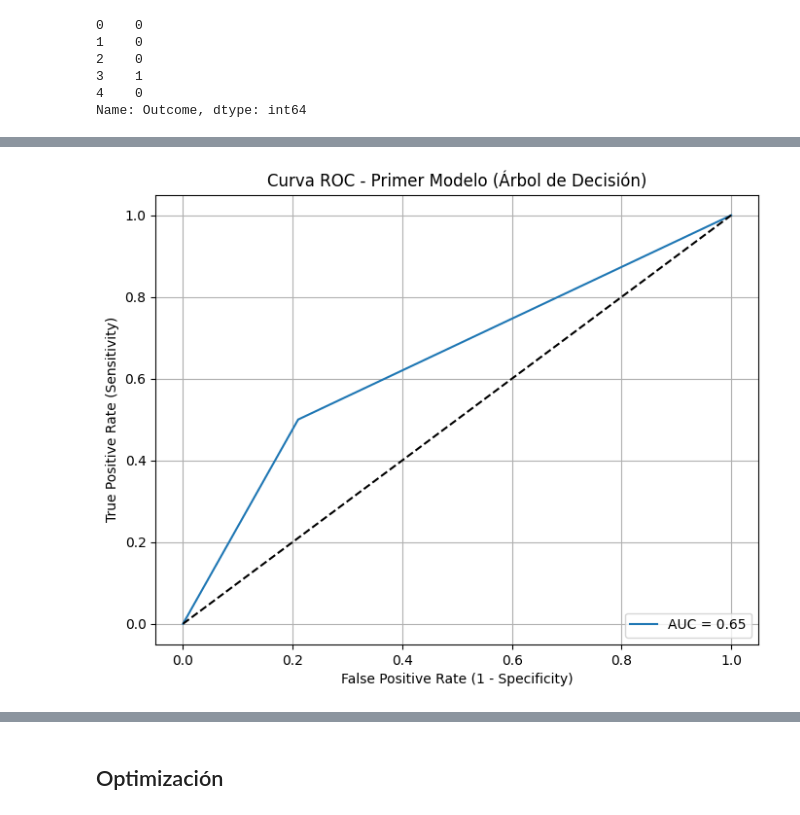
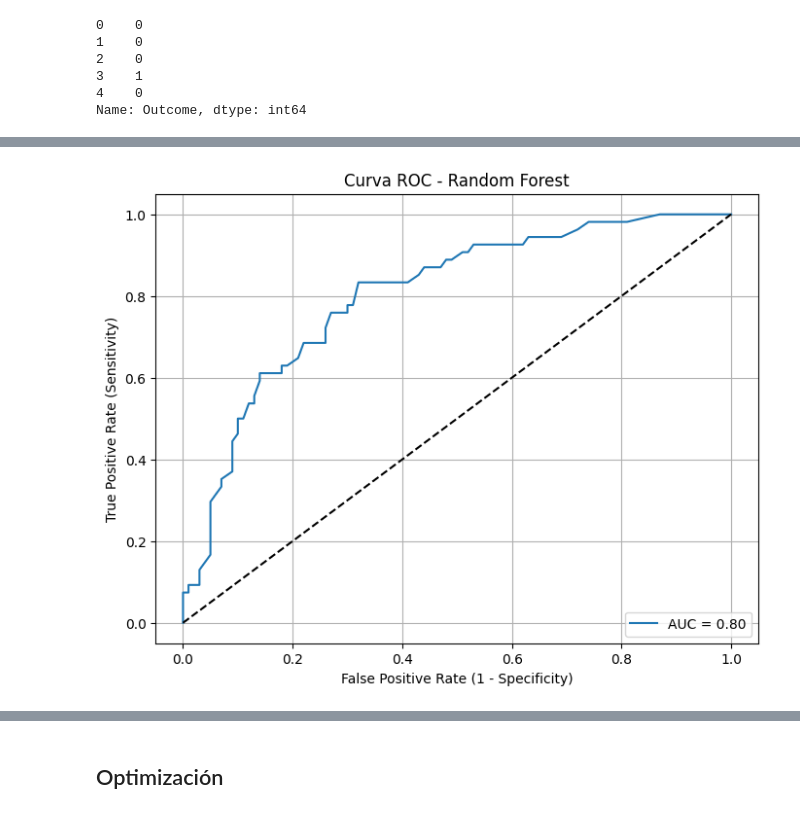
Before and after one commit to 4GeeksAcademy/efrainnalmeida-boosting-algorithms, a Jupyter notebook: src/explore.ipynb, the cells around one changed output, grey strips where cells are left out. Saved outputs shown, nothing was run; the diff lists cells and outputs as text; code cells hidden in the pictures.

```diff
--- a/src/explore.ipynb
+++ b/src/explore.ipynb
@@ -225,9 +33,9 @@ test_df = pd.read_csv('/workspaces/efrainnalmeida-decision-tree-algorithm/data/p
 # %%
 # Dividir el dataset en conjunto de entrenamiento y prueba
-X_train = train_df.drop('Outcome', axis=1)
-y_train = train_df['Outcome']
-X_test = test_df.drop('Outcome', axis=1)
-y_test = test_df['Outcome']
+X_train = df_train.drop('Outcome', axis=1)
+y_train = df_train['Outcome']
+X_test = df_test.drop('Outcome', axis=1)
+y_test = df_test['Outcome']
 
 # Mostrar las dimensiones de los conjuntos de entrenamiento y prueba
 X_train.shape, X_test.shape, y_train.shape, y_test.shape
@@ -273,8 +81,10 @@ y_test.head()
 3    1
 4    0
 Name: Outcome, dtype: int64
+# %%
+# Definir el modelo base de Random Forest
+rf_model = RandomForestClassifier(random_state=42)
 # %%
-# Entrenar el primer modelo de árbol de decisión
-tree_model = DecisionTreeClassifier(random_state=42)
-tree_model.fit(X_train, y_train)
+# Entrenar el modelo
+rf_model.fit(X_train, y_train)
 # %% [output]
@@ -282,5 +92,5 @@ DecisionTreeClassifier(random_state=42)
 # %%
-# Realizar predicciones en el conjunto de prueba
-y_pred = tree_model.predict(X_test)
-y_pred_proba = tree_model.predict_proba(X_test)[:, 1]  # Probabilidades para calcular AUC
+# Realizar predicciones
+y_pred_rf = rf_model.predict(X_test)
+y_pred_proba_rf = rf_model.predict_proba(X_test)[:, 1]
 # %%
@@ -310,16 +171,16 @@ print("------------------------------")
 # %%
-# Calcular la curva ROC
-fpr, tpr, thresholds = roc_curve(y_test, y_pred_proba)
+# Calcular los valores para la curva ROC
+fpr_rf, tpr_rf, thresholds_rf = roc_curve(y_test, y_pred_proba_rf)
 
-# Graficar
+# Graficar la curva ROC
 plt.figure(figsize=(8,6))
-plt.plot(fpr, tpr, label=f'AUC = {auc:.2f}')
-plt.plot([0, 1], [0, 1], 'k--')  # Línea de referencia
+plt.plot(fpr_rf, tpr_rf, label=f'AUC = {auc_rf:.2f}')
+plt.plot([0, 1], [0, 1], 'k--')  # Línea diagonal de referencia
 plt.xlabel('False Positive Rate (1 - Specificity)')
 plt.ylabel('True Positive Rate (Sensitivity)')
-plt.title('Curva ROC - Primer Modelo (Árbol de Decisión)')
+plt.title('Curva ROC - Random Forest')
 plt.legend(loc='lower right')
 plt.grid()
 plt.show()
 # %% [output]
-[figure, old version]
+[figure, new version]
```
Also changed, not shown: parts of 47 cells of this notebook, 2 other files.
